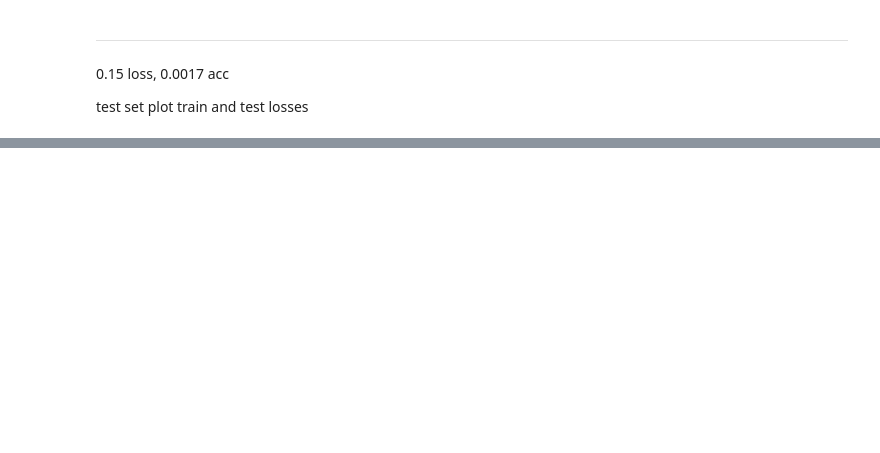
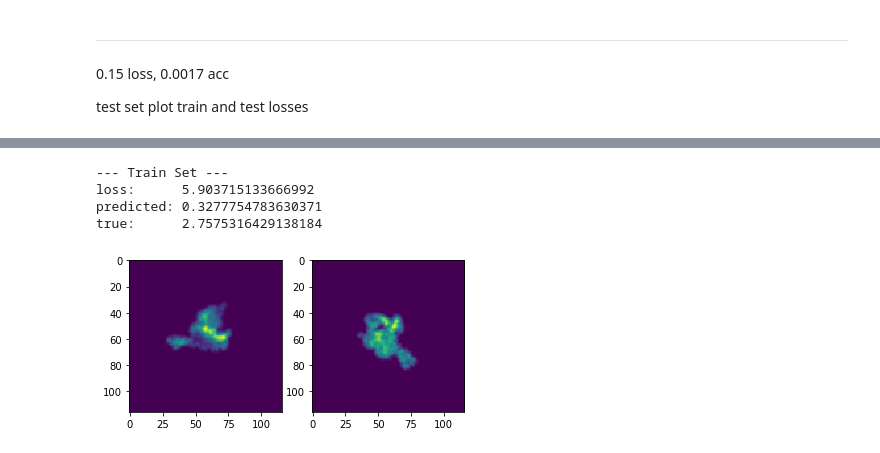
Before and after one commit to JelenaBanjac/protein-reconstruction, a Jupyter notebook: notebooks/Siamese_KERAS-protein.ipynb, the cells around one changed output, grey strips where cells are left out. Cells and saved outputs as stored; diff of their text form; code cells hidden in the pictures; blank space fills up the shorter version.

```diff
--- a/notebooks/Siamese_KERAS-protein.ipynb
+++ b/notebooks/Siamese_KERAS-protein.ipynb
@@ -436,0 +460,14 @@ y_tr_pred[0], tr_y[0].numpy()
+# %%
+fig, (ax1, ax2) = plt.subplots(1, 2)
+ax1.imshow(tr_pairs[2, 0])
+ax2.imshow(tr_pairs[2, 1])
+print(f"--- Train Set ---")
+print(f"loss:      {loss(y_tr_pred[0], tr_y[0].numpy())}")
+print(f"predicted: {y_tr_pred[0][0][0][0]}")
+print(f"true:      {tr_y[0].numpy()}")
+# %% [output]
+--- Train Set ---
+loss:      5.903715133666992
+predicted: 0.3277754783630371
+true:      2.7575316429138184
+[figure, added]
```
Also changed, not shown: parts of 27 cells of this notebook.
